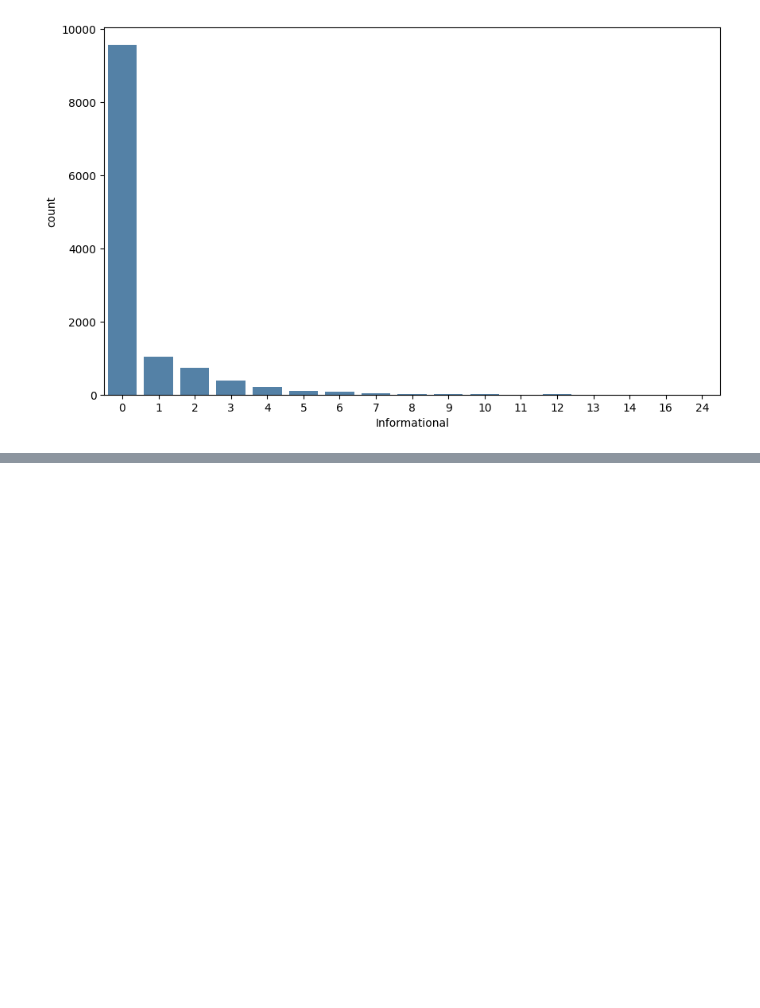
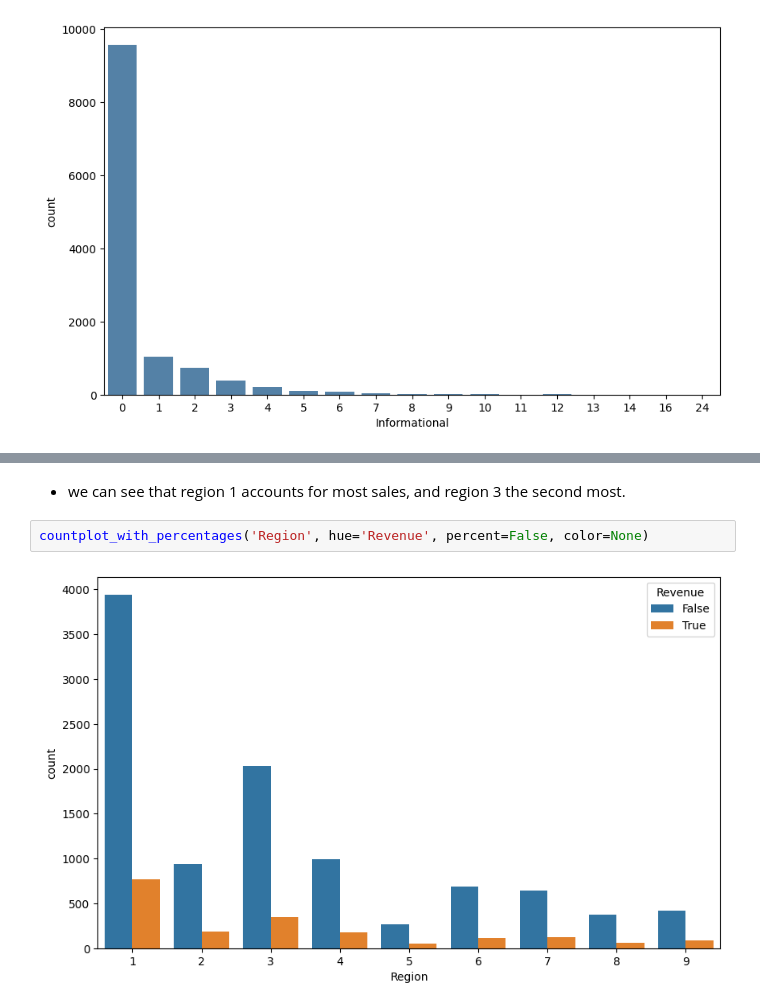
Before and after one commit to alaalmy-ahmed/Online-Shopper-s-Purchasing-Intention, a Jupyter notebook: Visual Analysis.ipynb, the cells around one changed output, grey strips where cells are left out. Saved outputs shown, nothing was run; the diff lists cells and outputs as text; blank space fills up the shorter version.

```diff
--- a/Visual Analysis.ipynb
+++ b/Visual Analysis.ipynb
@@ -320,0 +346,6 @@ countplot_with_percentages('Informational', percent=False)
+# %% [markdown]
+- we can see that region 1 accounts for most sales, and region 3 the second most.
+# %%
+countplot_with_percentages('Region', hue='Revenue', percent=False, color=None)
+# %% [output]
+[figure, added]
```
Also changed, not shown: parts of 18 cells of this notebook, 7 other files.
